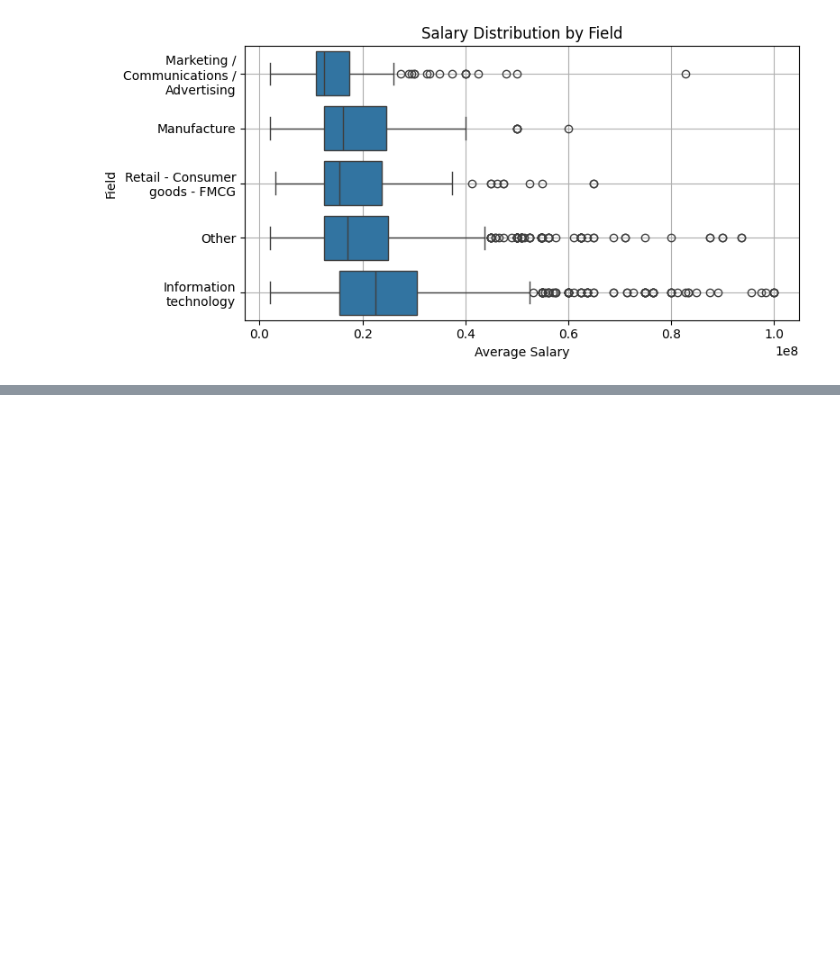
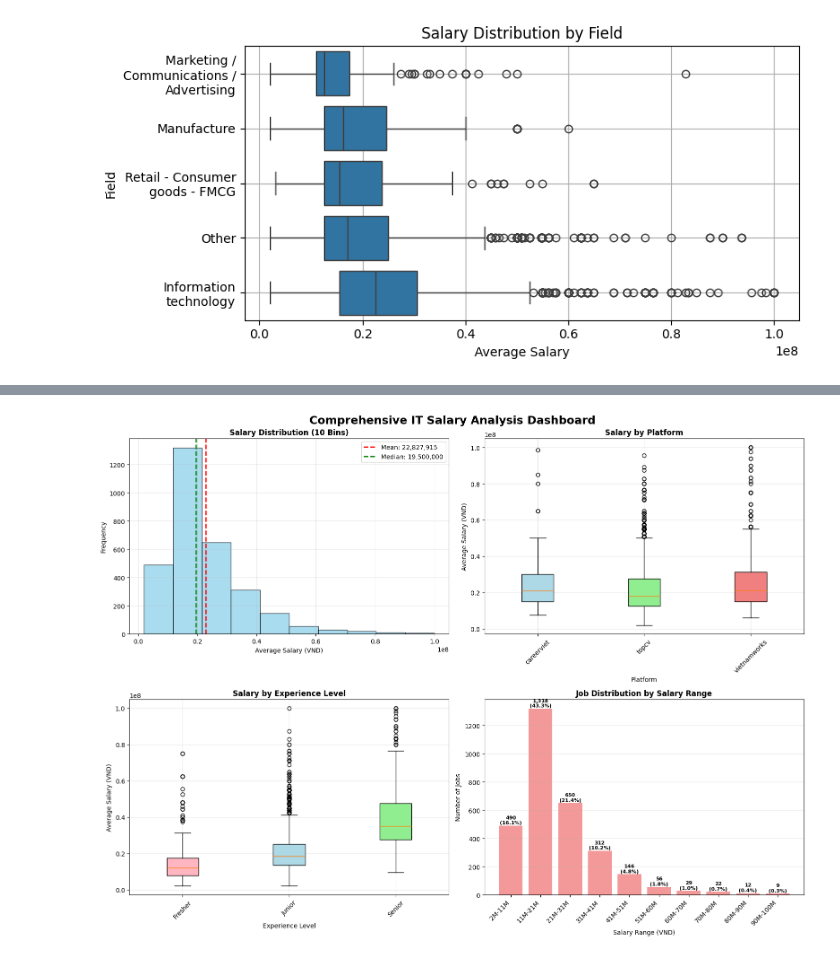
Before and after one commit to thilinnd/IT_salary_in_Vietnam, a Jupyter notebook: Preprocess/2 visualization.ipynb, the cells around one changed output, grey strips where cells are left out. Cells and saved outputs as stored; diff of their text form; code cells hidden in the pictures; blank space fills up the shorter version.

```diff
--- a/Preprocess/2 visualization.ipynb
+++ b/Preprocess/2 visualization.ipynb
@@ -308,0 +374,82 @@ plt.show()
+# %%
+# VISUALIZATION 5: Comprehensive Salary Analysis Dashboard
+fig, ((ax1, ax2), (ax3, ax4)) = plt.subplots(2, 2, figsize=(16, 12))
+
+# 1. Salary Distribution Histogram (10 bins)
+ax1.hist(df['average_salary'], bins=10, alpha=0.7, color='skyblue', edgecolor='black')
+ax1.axvline(mean_salary, color='red', linestyle='--', linewidth=2, label=f'Mean: {mean_salary:,.0f}')
+ax1.axvline(median_salary, color='green', linestyle='--', linewidth=2, label=f'Median: {median_salary:,.0f}')
+ax1.set_title('Salary Distribution (10 Bins)', fontweight='bold')
+ax1.set_xlabel('Average Salary (VND)')
+ax1.set_ylabel('Frequency')
+ax1.legend()
+ax1.grid(True, alpha=0.3)
+
+# 2. Salary by Platform
+platform_salary = df.groupby('platform')['average_salary'].apply(list)
+platforms = list(platform_salary.index)
+salary_data = [platform_salary[platform] for platform in platforms]
+
+box_plot = ax2.boxplot(salary_data, labels=platforms, patch_artist=True)
+colors = ['lightblue', 'lightgreen', 'lightcoral']
+for patch, color in zip(box_plot['boxes'], colors[:len(platforms)]):
+    patch.set_facecolor(color)
+ax2.set_title('Salary by Platform', fontweight='bold')
+ax2.set_xlabel('Platform')
+ax2.set_ylabel('Average Salary (VND)')
+ax2.tick_params(axis='x', rotation=45)
+ax2.grid(True, alpha=0.3)
+
+# 3. Salary by Experience Level
+exp_salary = df.groupby('exp_level')['average_salary'].apply(list)
+exp_groups = list(exp_salary.index)
+exp_salary_data = [exp_salary[group] for group in exp_groups]
+
+box_plot2 = ax3.boxplot(exp_salary_data, labels=exp_groups, patch_artist=True)
+colors2 = ['lightpink', 'lightblue', 'lightgreen', 'lightcoral']
+for patch, color in zip(box_plot2['boxes'], colors2[:len(exp_groups)]):
+    patch.set_facecolor(color)
+ax3.set_title('Salary by Experience Level', fontweight='bold')
+ax3.set_xlabel('Experience Level')
+ax3.set_ylabel('Average Salary (VND)')
+ax3.tick_params(axis='x', rotation=45)
+ax3.grid(True, alpha=0.3)
+
+# 4. Salary Range Distribution (Bar Chart)
+bin_counts = df['salary_bin'].value_counts().sort_index()
+bars = ax4.bar(range(len(bin_counts)), bin_counts.values, color='lightcoral', alpha=0.8)
+ax4.set_title('Job Distribution by Salary Range', fontweight='bold')
+ax4.set_xlabel('Salary Range (VND)')
+ax4.set_ylabel('Number of Jobs')
+ax4.set_xticks(range(len(bin_counts)))
+ax4.set_xticklabels(bin_counts.index, rotation=45, ha='right')
+ax4.grid(True, alpha=0.3, axis='y')
+
+# Add value labels on bars
+for i, (bar, value) in enumerate(zip(bars, bin_counts.values)):
+    percentage = (value / len(df)) * 100
+    ax4.text(bar.get_x() + bar.get_width()/2, bar.get_height() + 5,
+             f'{value:,}\n({percentage:.1f}%)', ha='center', va='bottom', fontweight='bold', fontsize=8)
+
+plt.suptitle('Comprehensive IT Salary Analysis Dashboard', fontsize=18, fontweight='bold', y=0.98)
+plt.tight_layout()
+plt.show()
+
+print("🎯 SALARY ANALYSIS SUMMARY")
+print("=" * 50)
+print(f"Total jobs analyzed: {len(df):,}")
+print(f"Salary range: {df['average_salary'].min():,.0f} VND to {df['average_salary'].max():,.0f} VND")
+print(f"Mean salary: {mean_salary:,.0f} VND")
+print(f"Median salary: {median_salary:,.0f} VND")
+print(f"Standard deviation: {df['average_salary'].std():,.0f} VND")
+
+print("\n📊 Top 3 Salary Bins:")
+print("-" * 25)
+top_3_bins = bin_counts.head(3)
+for bin_label, count in top_3_bins.items():
+    percentage = (count / len(df)) * 100
+    print(f"{bin_label}: {count:,} jobs ({percentage:.1f}%)")
+
+print("\n✅ Salary distribution analysis completed!")
+# %% [output]
+[figure, added]
```
Also changed, not shown: parts of 5 cells of this notebook, 4 other files.
